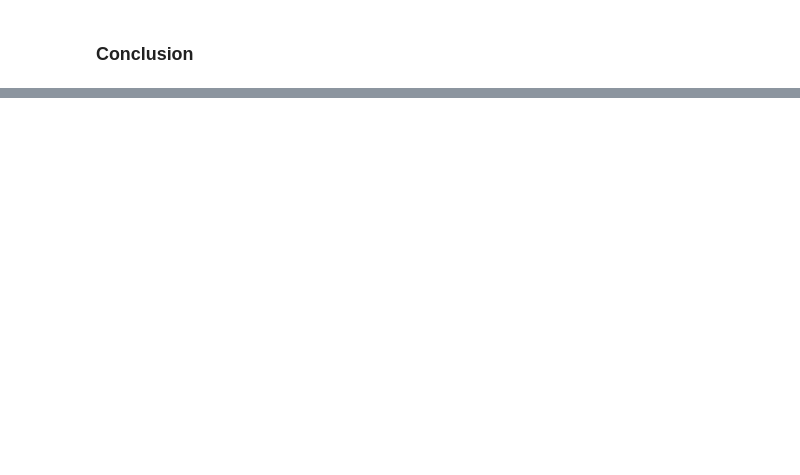
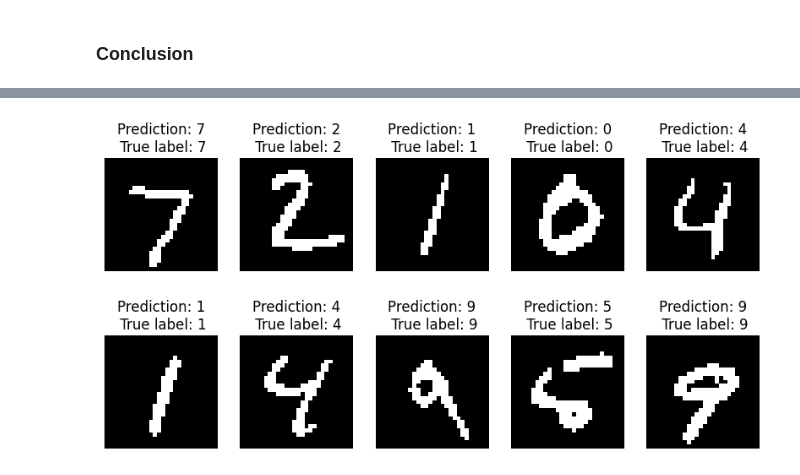
Before and after one commit to agatheminaro/from-rbm-to-dnn, a Jupyter notebook: mnist_study.ipynb, the cells around one changed output, grey strips where cells are left out. Cells and saved outputs as stored; diff of their text form; code cells hidden in the pictures; blank space fills up the shorter version.

```diff
--- a/mnist_study.ipynb
+++ b/mnist_study.ipynb
@@ -239,0 +308,9 @@ error_rate = dnn.test_dnn(X_test, y_test, verbose=True)
+# %%
+plt.subplots(2, 5, figsize=(10, 5))
+for i in range(10):
+    plt.subplot(2, 5, i+1)
+    plt.imshow(X_test[i].reshape(28, 28), cmap='gray')
+    plt.title(f"Prediction: {predictions[i]}\n True label: {np.argmax(y_test[i])}")
+    plt.axis('off')
+# %% [output]
+[figure, added]
```
Also changed, not shown: parts of 7 cells of this notebook.
